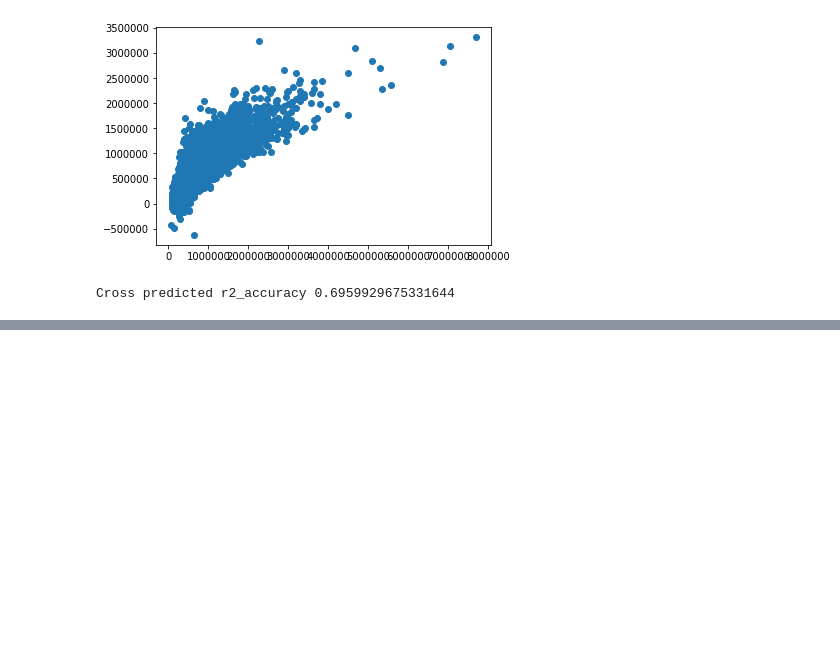
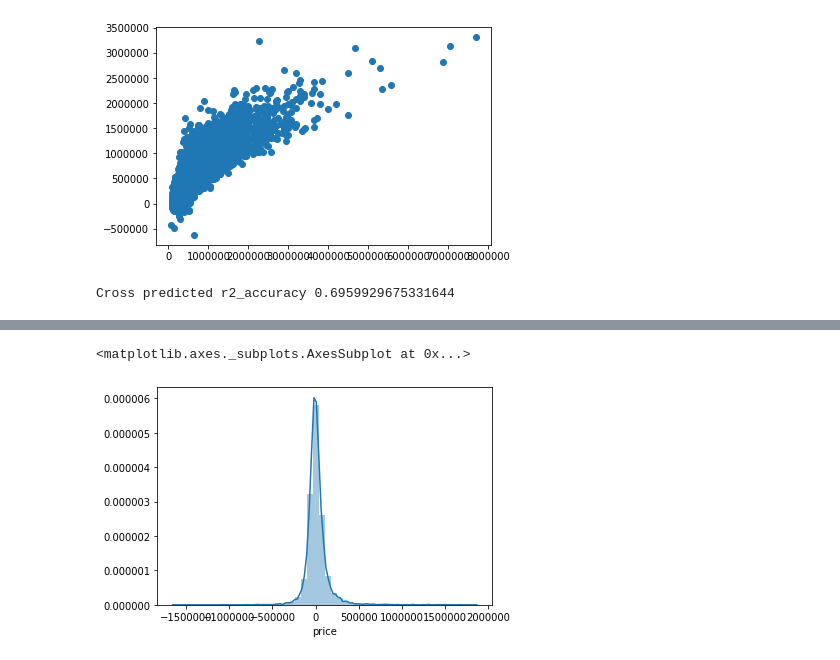
Before and after one commit to Nikitha-nsu/LinearModel_Houseprice, a Jupyter notebook: King_County.ipynb, the cells around one changed output, grey strips where cells are left out. Cells and saved outputs as stored; diff of their text form; code cells hidden in the pictures; blank space fills up the shorter version.

```diff
--- a/King_County.ipynb
+++ b/King_County.ipynb
@@ -443,0 +483,6 @@ Cross predicted r2_accuracy 0.6959929675331644
+# %%
+#Compiling the ANN
+classifier.compile(optimizer='adam', loss='mean_squared_error', metrics = ['mape'])
+# %%
+# Fitting the ANN to Training set
+classifier.fit(X_train,y_train, batch_size= 10, epochs = 100)
@@ -443,0 +508,6 @@ Cross predicted r2_accuracy 0.6959929675331644
+# %%
+# Predict the training resuls
+n_pred = classifier.predict(X_test)
+# %%
+neural_pred = sc_y.inverse_transform(n_pred)
+neural_pred
@@ -443,0 +544,6 @@ Cross predicted r2_accuracy 0.6959929675331644
+# %%
+# Verifying difference in results betweem Actual price and Predicted price
+sns.distplot(y_test-neural_pred,bins=50,axlabel= 'price')
+# %% [output]
+<matplotlib.axes._subplots.AxesSubplot at 0x...>
+[figure, added]
```
Also changed, not shown: parts of 15 cells of this notebook.
